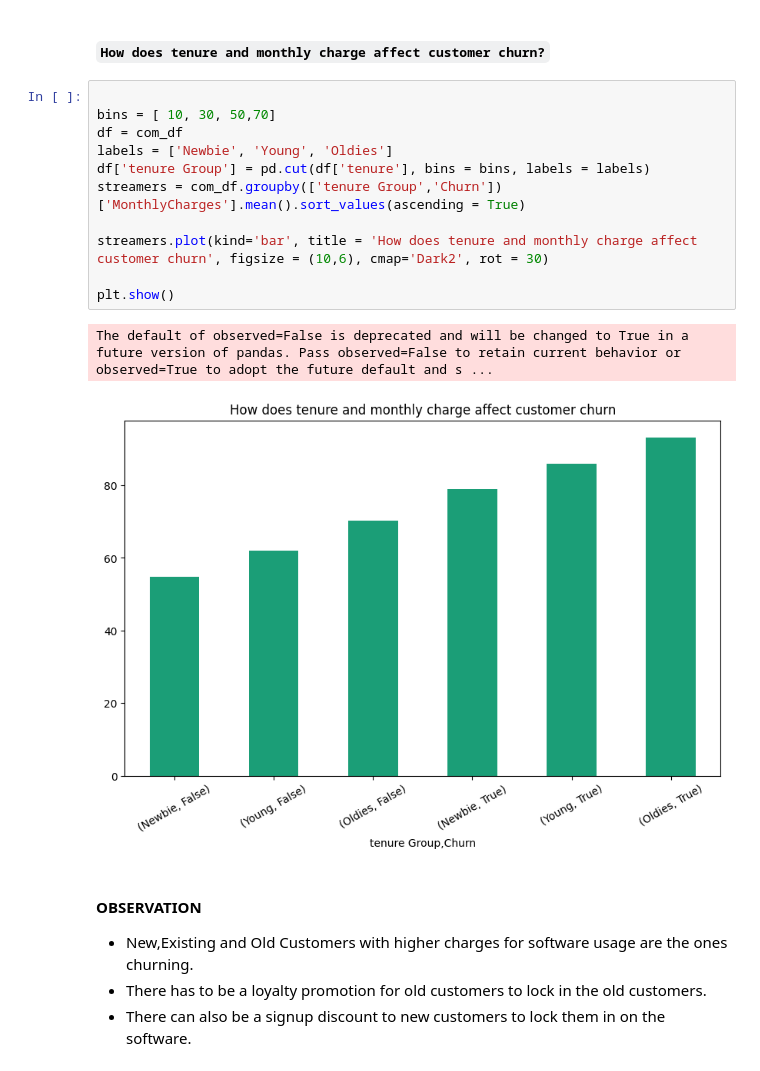
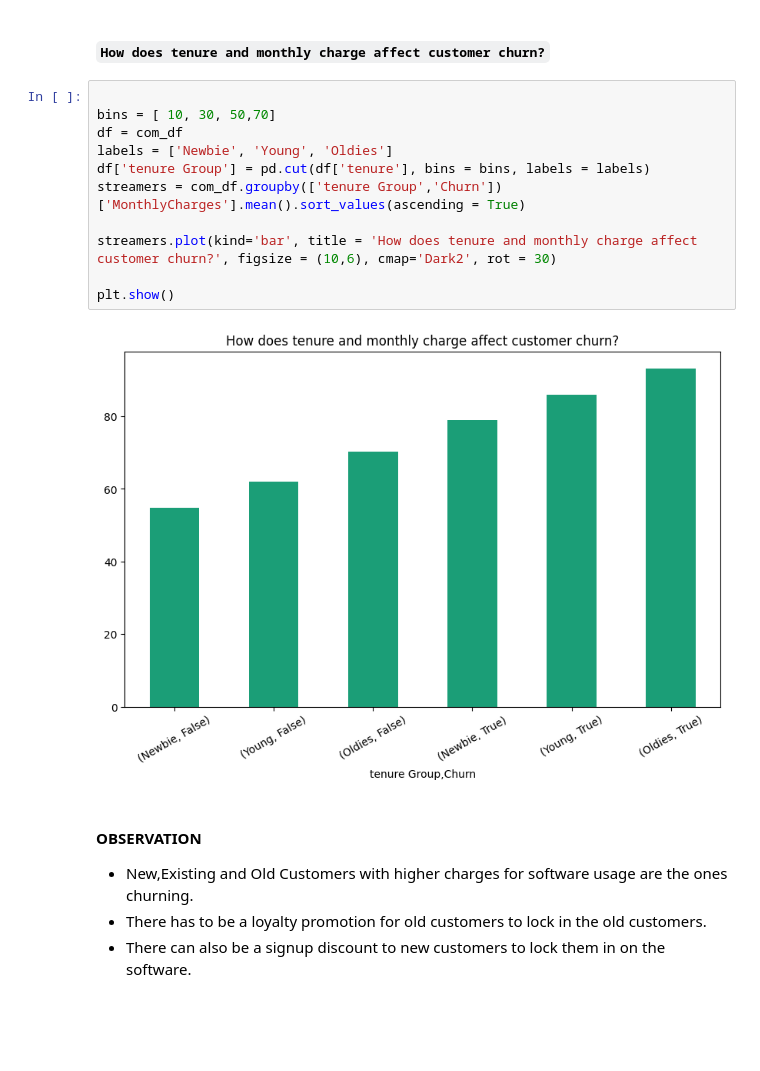
Before and after one commit to kwasichrappah/Custormer-Churn, a Jupyter notebook: customer.ipynb, the cells around one changed output. Cells and saved outputs as stored; diff of their text form; blank space fills up the shorter version.

```diff
--- a/customer.ipynb
+++ b/customer.ipynb
@@ -373,17 +370,16 @@ plt.show()
 # %%
 
 bins = [ 10, 30, 50,70]
 df = com_df
 labels = ['Newbie', 'Young', 'Oldies']
 df['tenure Group'] = pd.cut(df['tenure'], bins = bins, labels = labels)
 streamers = com_df.groupby(['tenure Group','Churn'])['MonthlyCharges'].mean().sort_values(ascending = True)
 
-streamers.plot(kind='bar', title = 'How does tenure and monthly charge affect customer churn', figsize = (10,6), cmap='Dark2', rot = 30)
+streamers.plot(kind='bar', title = 'How does tenure and monthly charge affect customer churn?', figsize = (10,6), cmap='Dark2', rot = 30)
 
 plt.show()
 # %% [output]
-The default of observed=False is deprecated and will be changed to True in a future version of pandas. Pass observed=False to retain current behavior or observed=True to adopt the future default and s ...
-[figure, old version]
+[figure, new version]
 # %% [markdown]
 #### OBSERVATION
 - New,Existing and Old Customers with higher charges for software usage are the ones churning.
```
Also changed, not shown: parts of 11 cells of this notebook.
